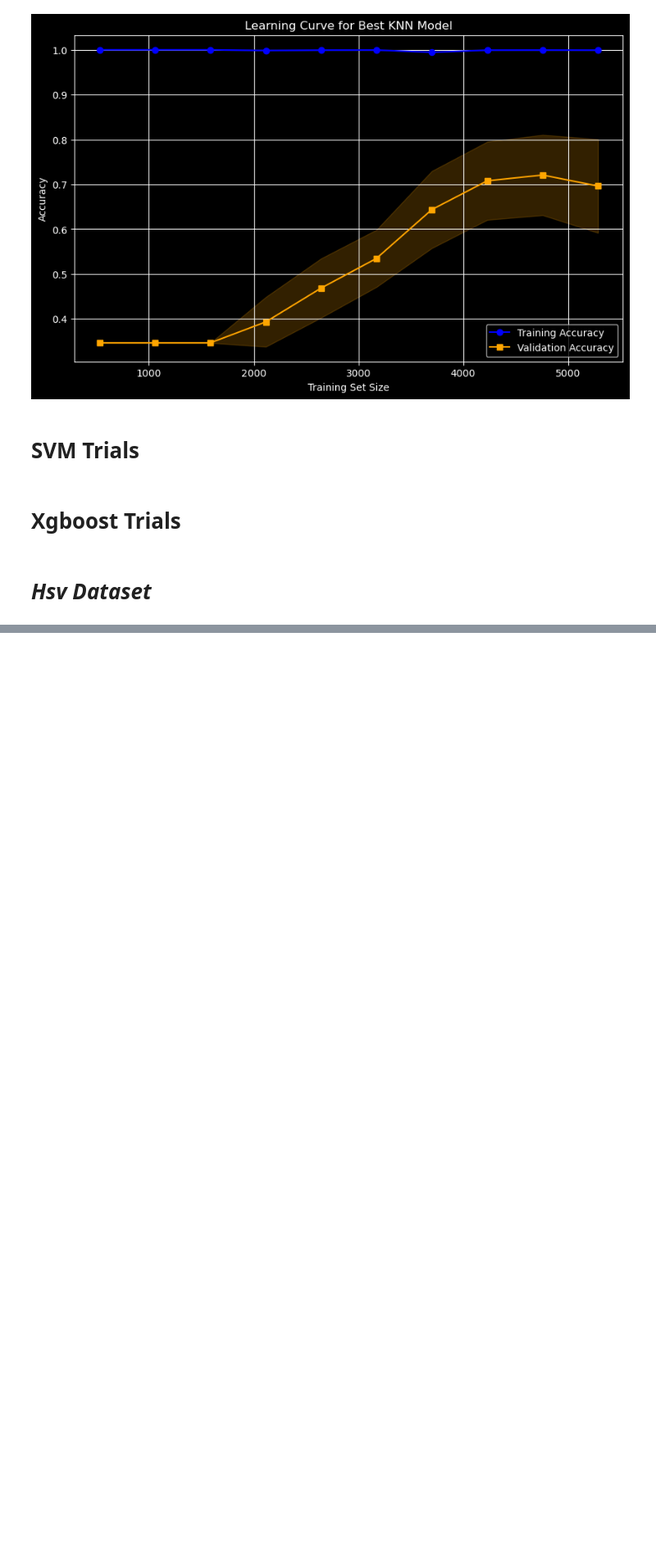
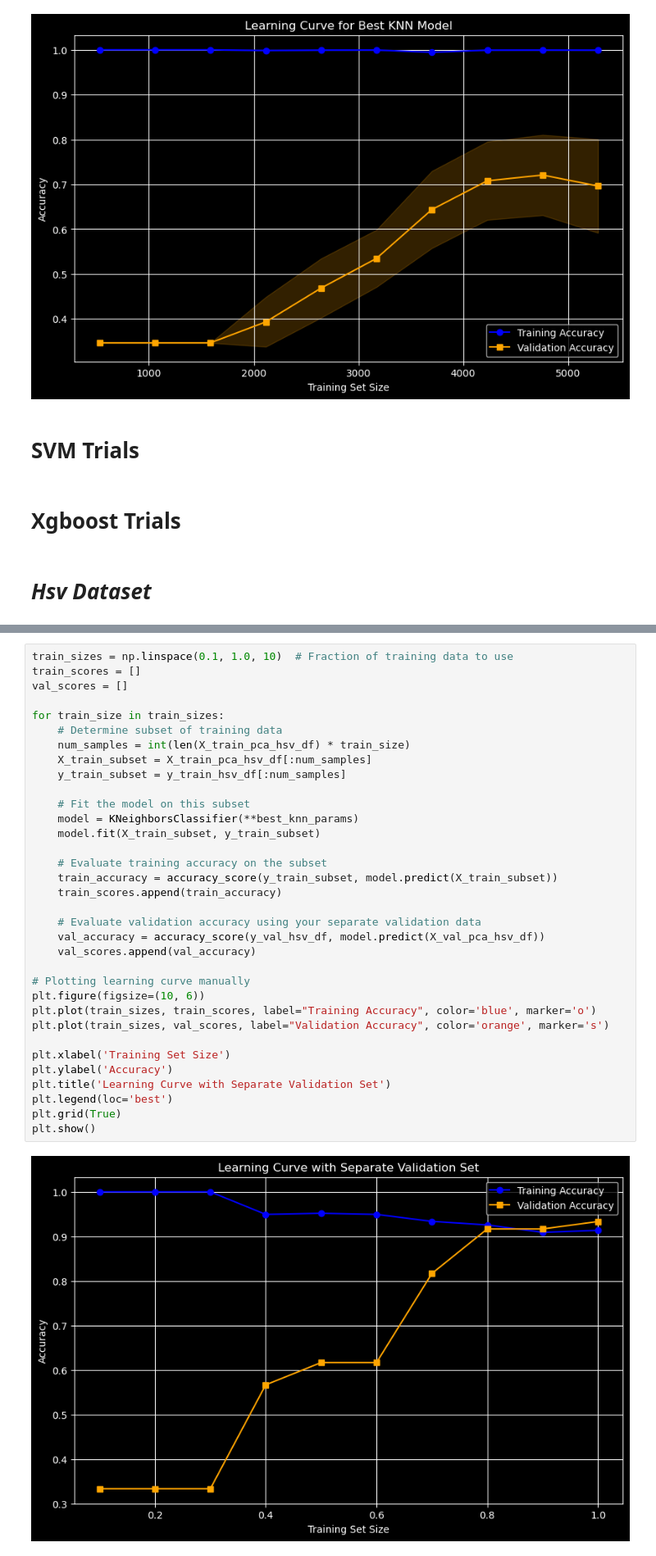
Before and after one commit to Abdulrahman-Mostafa10/Plant-Disease-Detection, a Jupyter notebook: Modelling_part.ipynb, the cells around one changed output, grey strips where cells are left out. Shown at 82% size. Saved outputs shown, nothing was run; the diff lists cells and outputs as text; blank space fills up the shorter version.

```diff
--- a/Modelling_part.ipynb
+++ b/Modelling_part.ipynb
@@ -1196,0 +1526,36 @@ plt.show()
+# %%
+train_sizes = np.linspace(0.1, 1.0, 10)  # Fraction of training data to use
+train_scores = []
+val_scores = []
+
+for train_size in train_sizes:
+    # Determine subset of training data
+    num_samples = int(len(X_train_pca_hsv_df) * train_size)
+    X_train_subset = X_train_pca_hsv_df[:num_samples]
+    y_train_subset = y_train_hsv_df[:num_samples]
+
+    # Fit the model on this subset
+    model = KNeighborsClassifier(**best_knn_params)
+    model.fit(X_train_subset, y_train_subset)
+
+    # Evaluate training accuracy on the subset
+    train_accuracy = accuracy_score(y_train_subset, model.predict(X_train_subset))
+    train_scores.append(train_accuracy)
+
+    # Evaluate validation accuracy using your separate validation data
+    val_accuracy = accuracy_score(y_val_hsv_df, model.predict(X_val_pca_hsv_df))
+    val_scores.append(val_accuracy)
+
+# Plotting learning curve manually
+plt.figure(figsize=(10, 6))
+plt.plot(train_sizes, train_scores, label="Training Accuracy", color='blue', marker='o')
+plt.plot(train_sizes, val_scores, label="Validation Accuracy", color='orange', marker='s')
+
+plt.xlabel('Training Set Size')
+plt.ylabel('Accuracy')
+plt.title('Learning Curve with Separate Validation Set')
+plt.legend(loc='best')
+plt.grid(True)
+plt.show()
+# %% [output]
+[figure, added]
```
Also changed, not shown: parts of 18 cells of this notebook.
